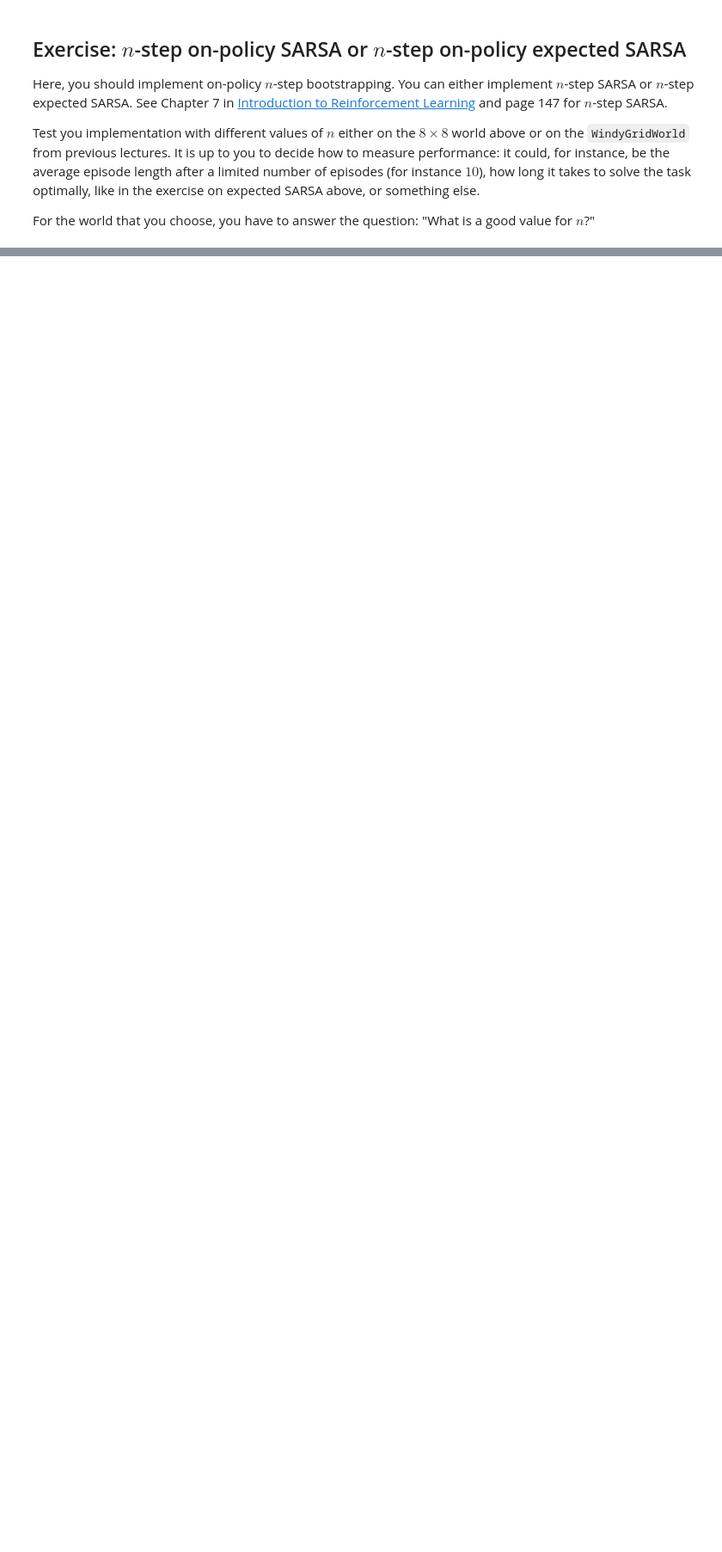
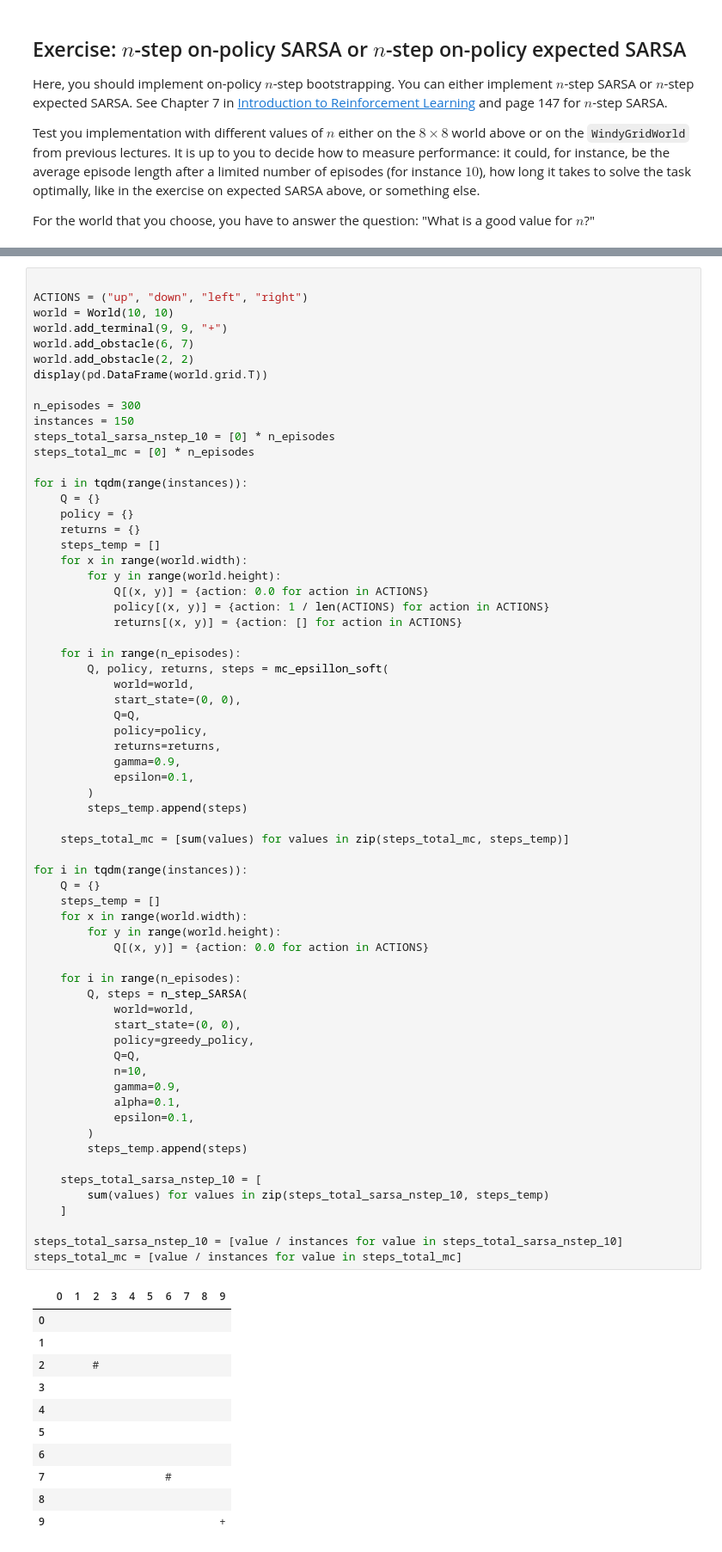
Before and after one commit to MathiasBalling/AI, a Jupyter notebook: expected_sarsa/expected_SARSA_and_n_step_bootstrapping.sync.ipynb, the cells around one changed output, grey strips where cells are left out. Shown at 86% size. Saved outputs shown, nothing was run; the diff lists cells and outputs as text; blank space fills up the shorter version.

```diff
--- a/expected_sarsa/expected_SARSA_and_n_step_bootstrapping.sync.ipynb
+++ b/expected_sarsa/expected_SARSA_and_n_step_bootstrapping.sync.ipynb
@@ -409,0 +782,77 @@ display(pd.DataFrame(final_policy.T))
+# %%
+
+ACTIONS = ("up", "down", "left", "right")
+world = World(10, 10)
+world.add_terminal(9, 9, "+")
+world.add_obstacle(6, 7)
+world.add_obstacle(2, 2)
+display(pd.DataFrame(world.grid.T))
+
+n_episodes = 300
+instances = 150
+steps_total_sarsa_nstep_10 = [0] * n_episodes
+steps_total_mc = [0] * n_episodes
+
+for i in tqdm(range(instances)):
+    Q = {}
+    policy = {}
+    returns = {}
+    steps_temp = []
+    for x in range(world.width):
+        for y in range(world.height):
+            Q[(x, y)] = {action: 0.0 for action in ACTIONS}
+            policy[(x, y)] = {action: 1 / len(ACTIONS) for action in ACTIONS}
+            returns[(x, y)] = {action: [] for action in ACTIONS}
+
+    for i in range(n_episodes):
+        Q, policy, returns, steps = mc_epsillon_soft(
+            world=world,
+            start_state=(0, 0),
+            Q=Q,
+            policy=policy,
+            returns=returns,
+            gamma=0.9,
+            epsilon=0.1,
+        )
+        steps_temp.append(steps)
+
+    steps_total_mc = [sum(values) for values in zip(steps_total_mc, steps_temp)]
+
+for i in tqdm(range(instances)):
+    Q = {}
+    steps_temp = []
+    for x in range(world.width):
+        for y in range(world.height):
+            Q[(x, y)] = {action: 0.0 for action in ACTIONS}
+
+    for i in range(n_episodes):
+        Q, steps = n_step_SARSA(
+            world=world,
+            start_state=(0, 0),
+            policy=greedy_policy,
+            Q=Q,
+            n=10,
+            gamma=0.9,
+            alpha=0.1,
+            epsilon=0.1,
+        )
+        steps_temp.append(steps)
+
+    steps_total_sarsa_nstep_10 = [
+        sum(values) for values in zip(steps_total_sarsa_nstep_10, steps_temp)
+    ]
+
+steps_total_sarsa_nstep_10 = [value / instances for value in steps_total_sarsa_nstep_10]
+steps_total_mc = [value / instances for value in steps_total_mc]
+# %% [output]
+|  | 0 | 1 | 2 | 3 | 4 | 5 | 6 | 7 | 8 | 9 |
+| 0 |  |  |  |  |  |  |  |  |  |  |
+| 1 |  |  |  |  |  |  |  |  |  |  |
+| 2 |  |  | # |  |  |  |  |  |  |  |
+| 3 |  |  |  |  |  |  |  |  |  |  |
+| 4 |  |  |  |  |  |  |  |  |  |  |
+| 5 |  |  |  |  |  |  |  |  |  |  |
+| 6 |  |  |  |  |  |  |  |  |  |  |
+| 7 |  |  |  |  |  |  | # |  |  |  |
+| 8 |  |  |  |  |  |  |  |  |  |  |
+| 9 |  |  |  |  |  |  |  |  |  | + |
```
Also changed, not shown: parts of 12 cells of this notebook, 12 other files.
